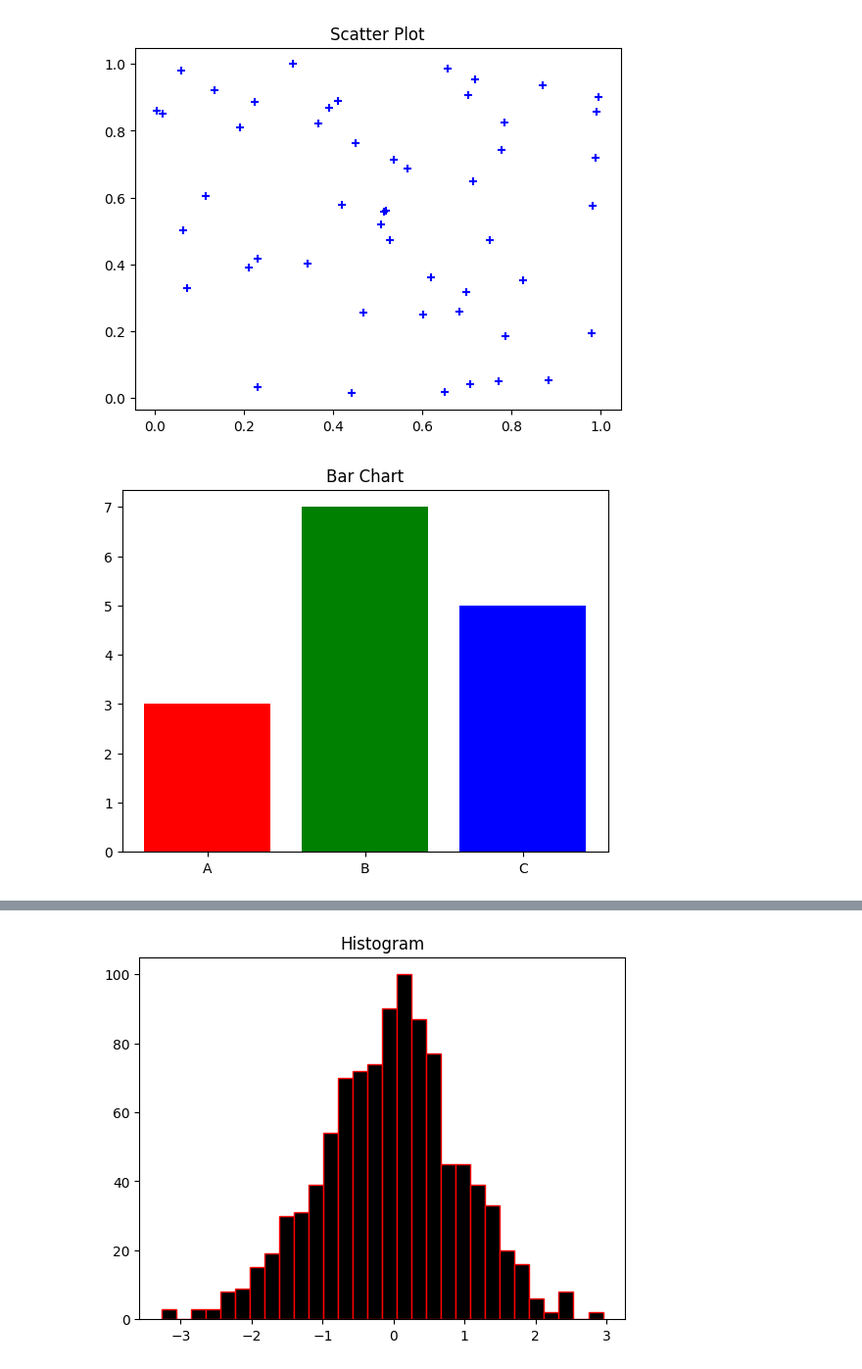
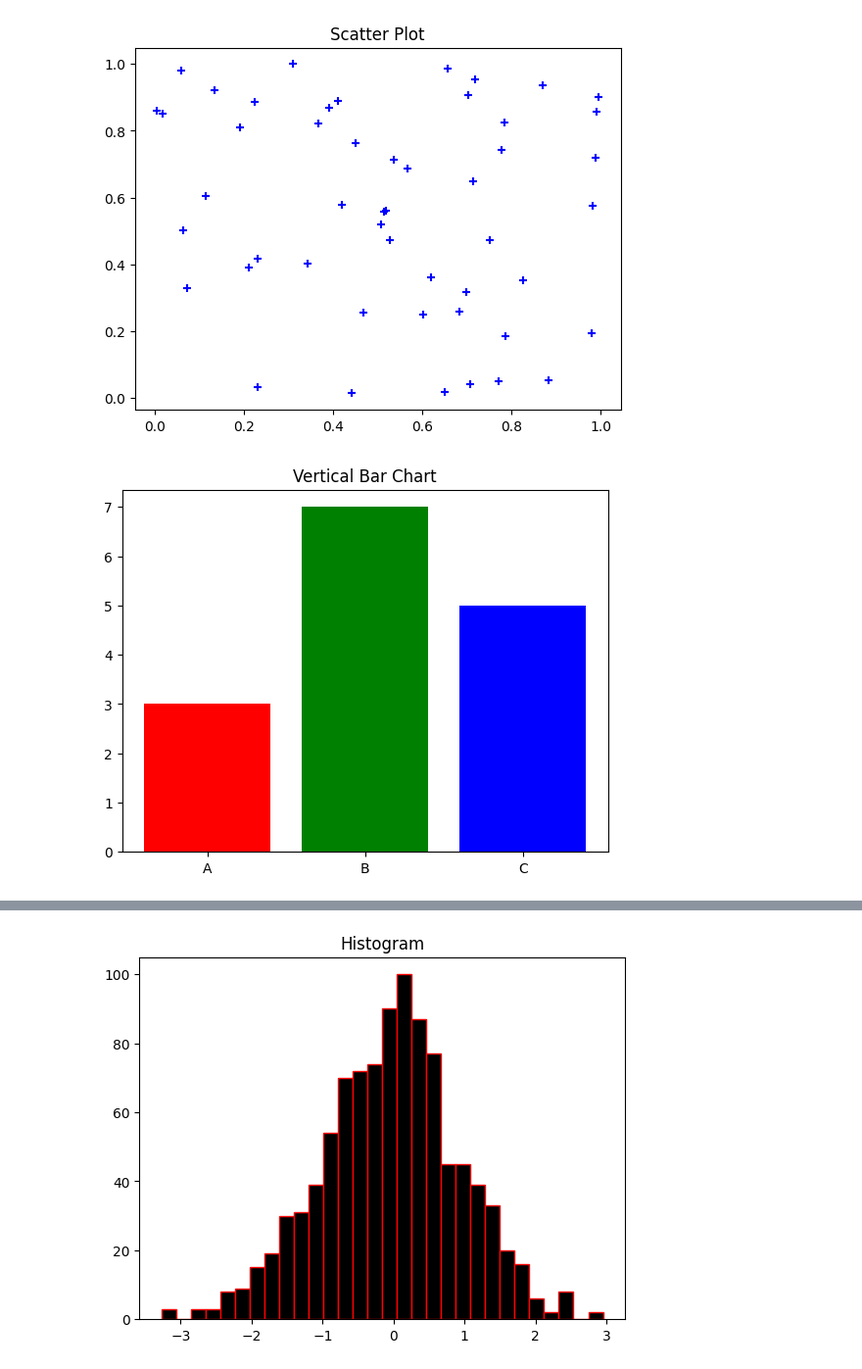
Before and after one commit to amayamohan/Data-science, a Jupyter notebook: practice_matplotlib.ipynb, the cells around one changed output, grey strips where cells are left out. Shown at 98% size. Cells and saved outputs as stored; diff of their text form; code cells hidden in the pictures.

```diff
--- a/practice_matplotlib.ipynb
+++ b/practice_matplotlib.ipynb
@@ -23,12 +23,12 @@ plt.show()
 # %%
 categories = ['A', 'B', 'C', ]
 values = [3,7,5]
 
 plt.bar(categories , values ,color =['red', 'green', 'blue'] )
-plt.title("Bar Chart")
+plt.title("Vertical Bar Chart")
 plt.show()
 # %% [output]
-[figure, old version]
+[figure, new version]
 # %%
 categories = ['A', 'B', 'C', ]
 values = [3,7,5]
```
Also changed, not shown: parts of 2 cells of this notebook.
